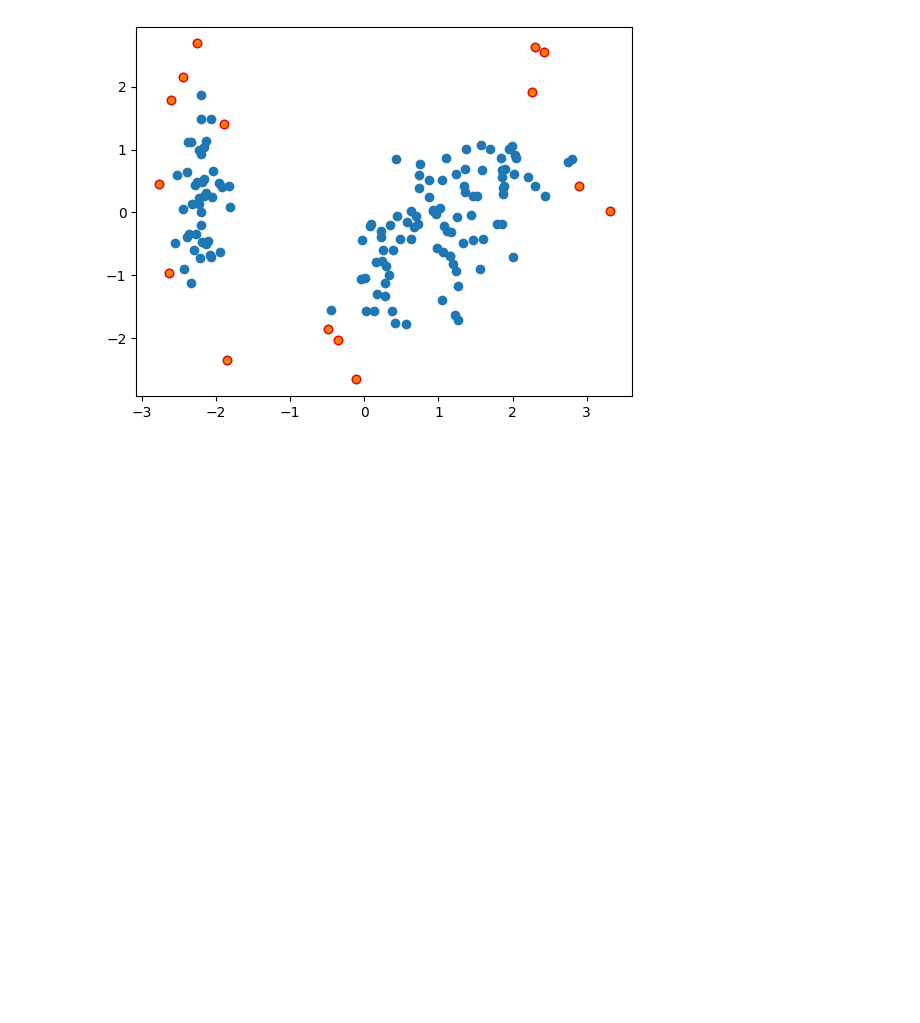
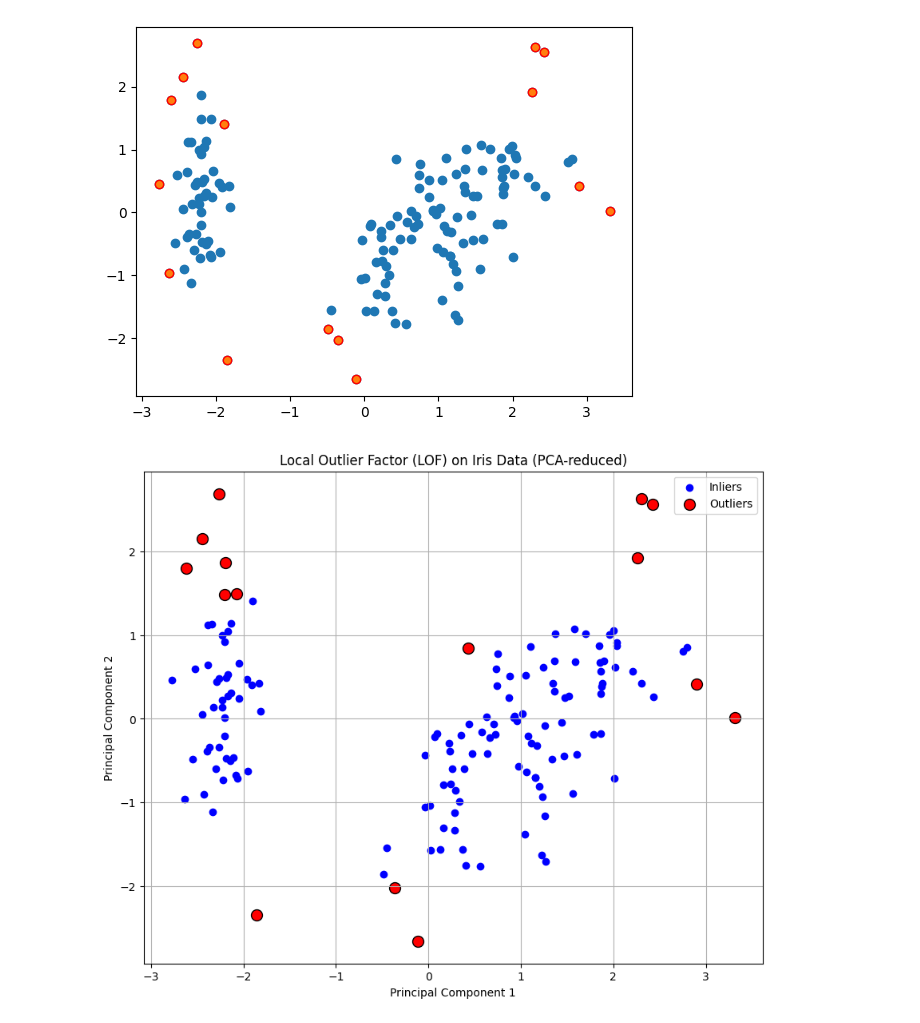
Before and after one commit to rmanojcse06/machine-learning-practice, a Jupyter notebook: anomaly-detection.ipynb, the cells around one changed output. Drawn from its saved outputs; the diff is of its cells as text; code cells hidden in the pictures; blank space fills up the shorter version.

```diff
--- a/isolation-forest-anomaly.ipynb
+++ b/anomaly-detection.ipynb
@@ -56,0 +72,40 @@ plt.scatter(X_scaled_pca[index,0], X_scaled_pca[index,1], edgecolors="r")
+# %%
+from sklearn.neighbors import LocalOutlierFactor
+lof = LocalOutlierFactor(n_neighbors=20, contamination=0.1) # Contamination is the expected fraction of outliers
+
+# Fit the model and get outlier scores.
+# The `fit_predict` method returns -1 for outliers and 1 for inliers.
+# The `negative_outlier_factor_` attribute provides the scores.
+y_pred = lof.fit_predict(xdf)
+negative_lof_scores = lof.negative_outlier_factor_
+# The LOF scores are negative. We can negate them to make "outlierness" a positive value
+# This makes it easier to understand that a larger score means more of an outlier.
+lof_scores = -1 * negative_lof_scores
+# %%
+# --- 3. Visualize the Results ---
+# Create the scatter plot
+plt.figure(figsize=(10, 8))
+
+# Get the indices of the inliers (y_pred == 1) and outliers (y_pred == -1)
+inlier_mask = (y_pred == 1)
+outlier_mask = (y_pred == -1)
+
+# Plot the inliers in a normal color (e.g., blue)
+plt.scatter(xdf.loc[inlier_mask, 'Principal Component 1'],
+            xdf.loc[inlier_mask, 'Principal Component 2'],
+            c='b', label='Inliers')
+
+# Plot the outliers in a different color (e.g., red)
+plt.scatter(xdf.loc[outlier_mask, 'Principal Component 1'],
+            xdf.loc[outlier_mask, 'Principal Component 2'],
+            c='r', s=100, label='Outliers', edgecolor='k')
+
+# Add a title and labels
+plt.title("Local Outlier Factor (LOF) on Iris Data (PCA-reduced)")
+plt.xlabel("Principal Component 1")
+plt.ylabel("Principal Component 2")
+plt.legend()
+plt.grid(True)
+plt.show()
+# %% [output]
+[figure, added]
```
Also changed, not shown: parts of 1 cell of this notebook.
